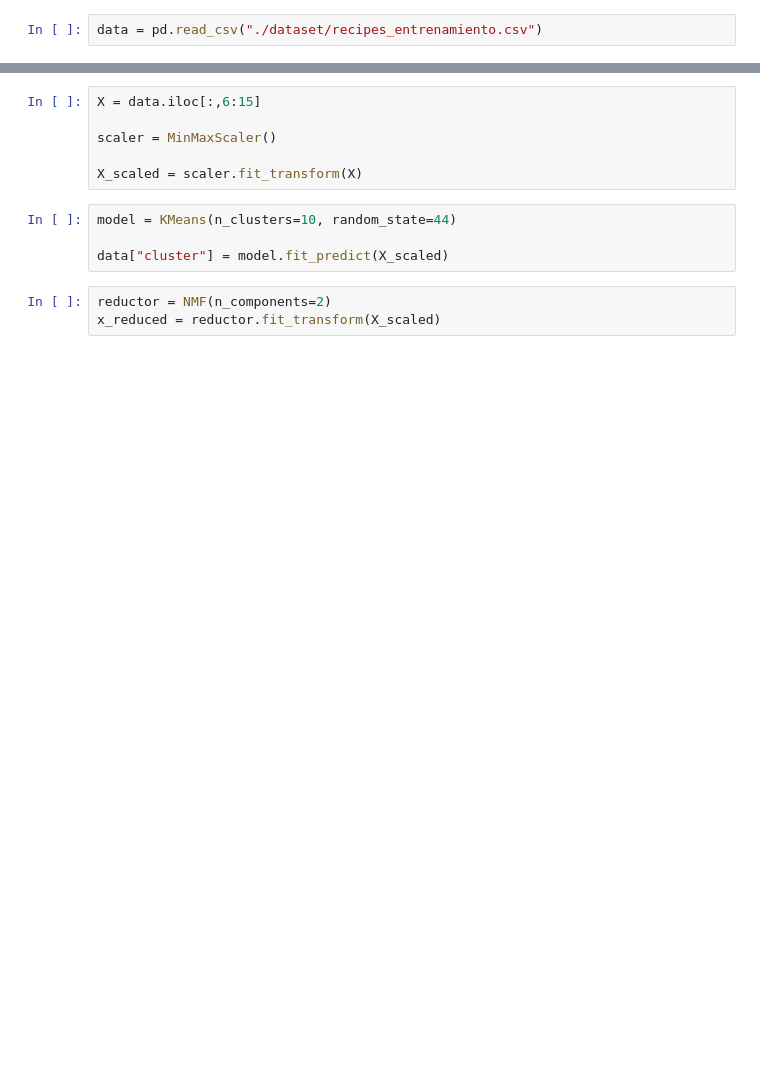
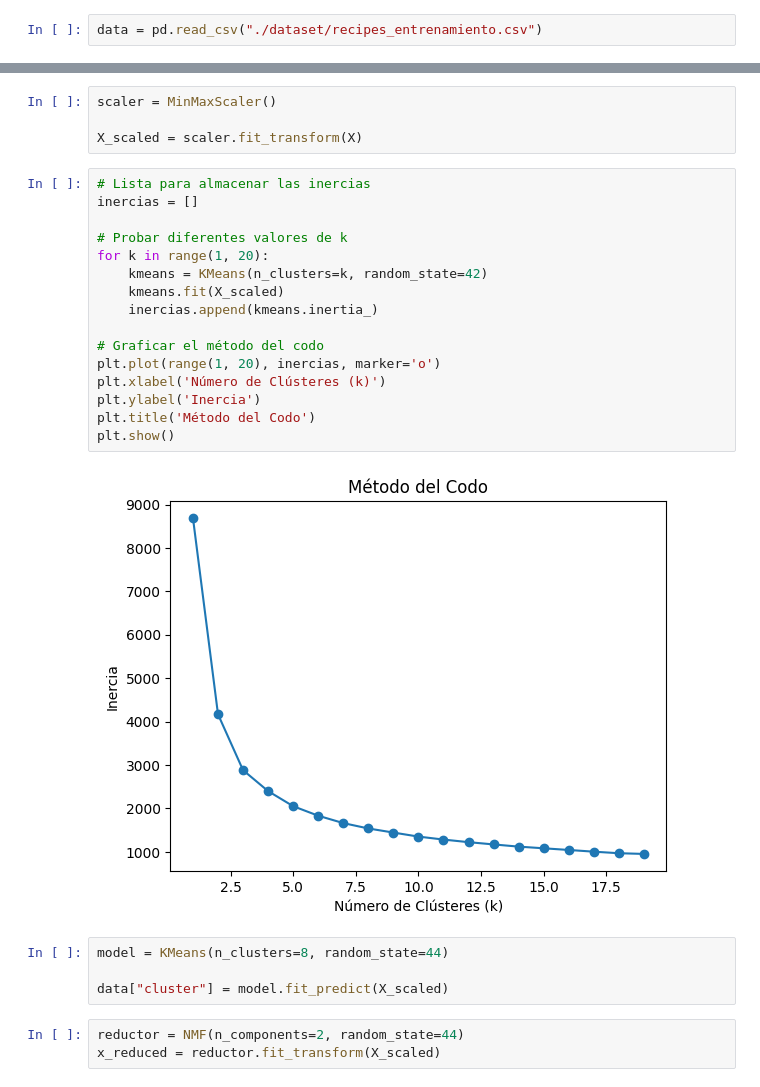
Before and after one commit to repositoriosHackaton/SIC25-Lorem-ipsum, a Jupyter notebook: clustering.ipynb, the cells around one changed output, grey strips where cells are left out. Saved outputs shown, nothing was run; the diff lists cells and outputs as text; blank space fills up the shorter version.

```diff
--- a/clustering.ipynb
+++ b/clustering.ipynb
@@ -9,15 +17,31 @@ data = pd.read_csv("./dataset/recipes_entrenamiento.csv")
 # %%
-X = data.iloc[:,6:15]
-
 scaler = MinMaxScaler()
 
 X_scaled = scaler.fit_transform(X)
+# %%
+# Lista para almacenar las inercias
+inercias = []
+
+# Probar diferentes valores de k
+for k in range(1, 20):
+    kmeans = KMeans(n_clusters=k, random_state=42)
+    kmeans.fit(X_scaled)
+    inercias.append(kmeans.inertia_)
+
+# Graficar el método del codo
+plt.plot(range(1, 20), inercias, marker='o')
+plt.xlabel('Número de Clústeres (k)')
+plt.ylabel('Inercia')
+plt.title('Método del Codo')
+plt.show()
+# %% [output]
+[figure, added]
 # %%
-model = KMeans(n_clusters=10, random_state=44)
+model = KMeans(n_clusters=8, random_state=44)
 
 data["cluster"] = model.fit_predict(X_scaled)
 # %%
-reductor = NMF(n_components=2)
+reductor = NMF(n_components=2, random_state=44)
 x_reduced = reductor.fit_transform(X_scaled)
 # %%
 plt.scatter(x_reduced[:,0], x_reduced[:,1], c=data["cluster"], cmap="viridis")
```
Also changed, not shown: parts of 8 cells of this notebook.
